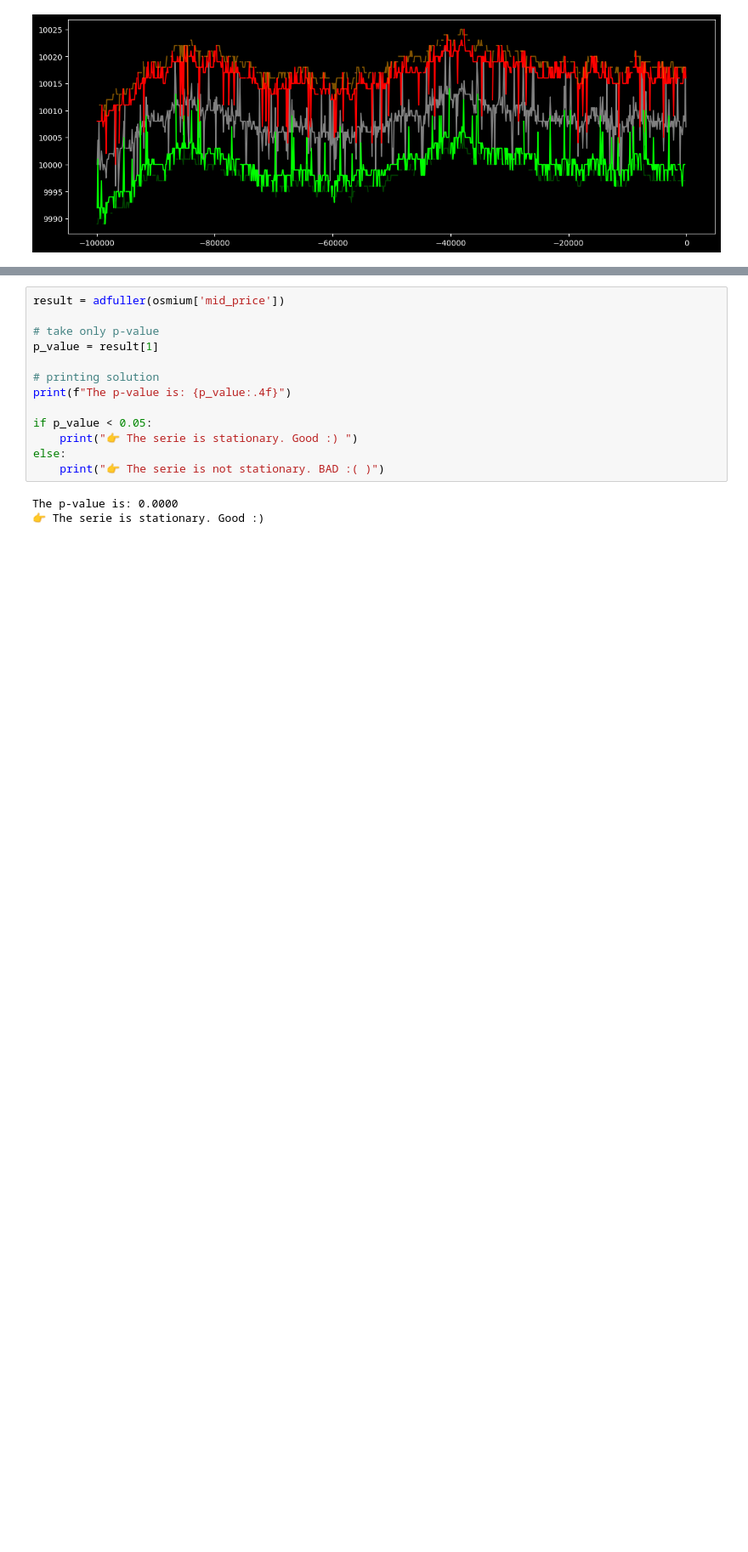
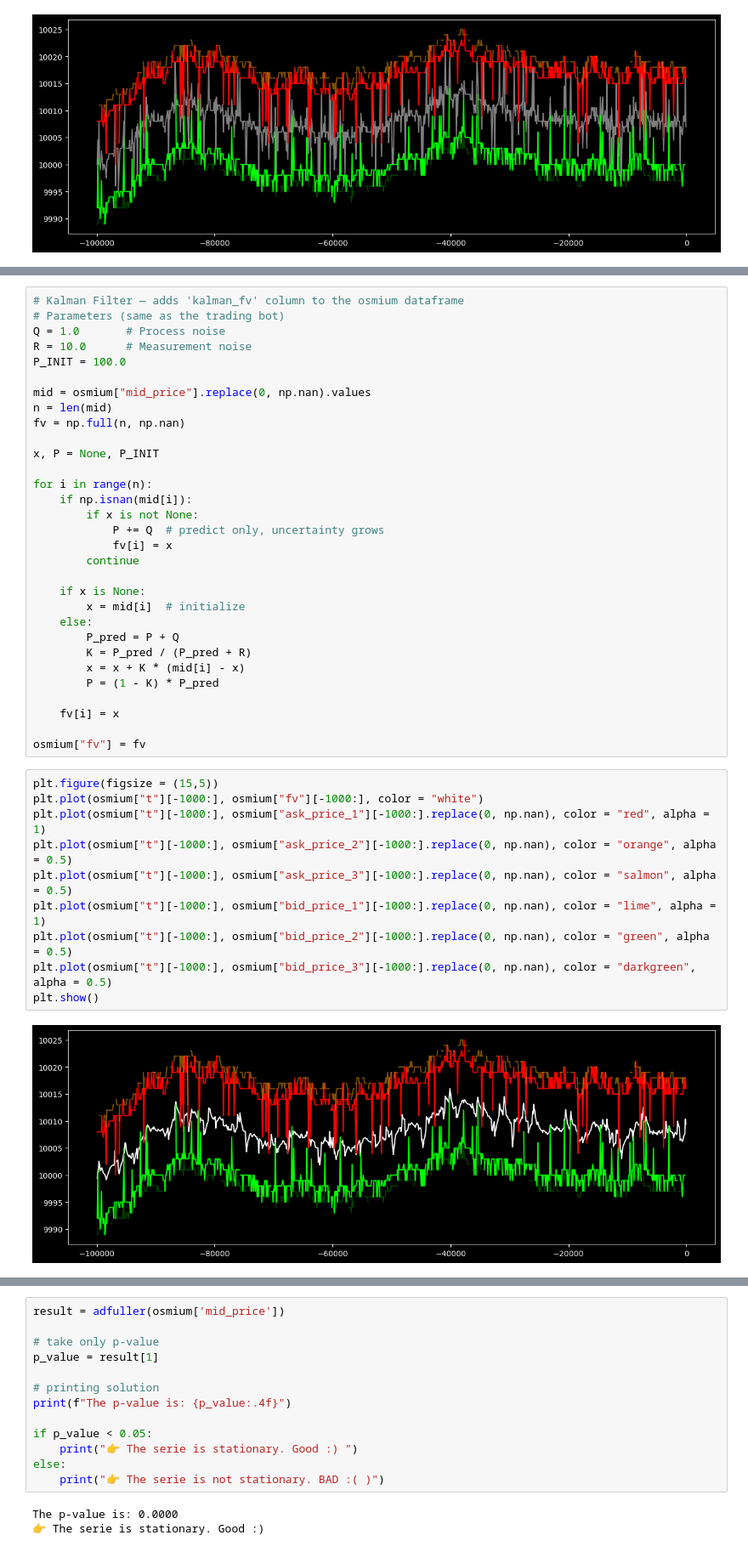
Before and after one commit to marcobattiston21/imc-prosperity-4, a Jupyter notebook: prosperity4/round1/notebooks/analysis_osmium.ipynb, the cells around one changed output, grey strips where cells are left out. Shown at 85% size. Saved outputs shown, nothing was run; the diff lists cells and outputs as text; blank space fills up the shorter version.

```diff
--- a/prosperity4/round1/notebooks/analysis_osmium.ipynb
+++ b/prosperity4/round1/notebooks/analysis_osmium.ipynb
@@ -132,0 +135,43 @@ plt.show()
+# %%
+# Kalman Filter — adds 'kalman_fv' column to the osmium dataframe
+# Parameters (same as the trading bot)
+Q = 1.0       # Process noise
+R = 10.0      # Measurement noise
+P_INIT = 100.0
+
+mid = osmium["mid_price"].replace(0, np.nan).values
+n = len(mid)
+fv = np.full(n, np.nan)
+
+x, P = None, P_INIT
+
+for i in range(n):
+    if np.isnan(mid[i]):
+        if x is not None:
+            P += Q  # predict only, uncertainty grows
+            fv[i] = x
+        continue
+
+    if x is None:
+        x = mid[i]  # initialize
+    else:
+        P_pred = P + Q
+        K = P_pred / (P_pred + R)
+        x = x + K * (mid[i] - x)
+        P = (1 - K) * P_pred
+
+    fv[i] = x
+
+osmium["fv"] = fv
+# %%
+plt.figure(figsize = (15,5))
+plt.plot(osmium["t"][-1000:], osmium["fv"][-1000:], color = "white")
+plt.plot(osmium["t"][-1000:], osmium["ask_price_1"][-1000:].replace(0, np.nan), color = "red", alpha = 1)
+plt.plot(osmium["t"][-1000:], osmium["ask_price_2"][-1000:].replace(0, np.nan), color = "orange", alpha = 0.5)
+plt.plot(osmium["t"][-1000:], osmium["ask_price_3"][-1000:].replace(0, np.nan), color = "salmon", alpha = 0.5)
+plt.plot(osmium["t"][-1000:], osmium["bid_price_1"][-1000:].replace(0, np.nan), color = "lime", alpha = 1)
+plt.plot(osmium["t"][-1000:], osmium["bid_price_2"][-1000:].replace(0, np.nan), color = "green", alpha = 0.5)
+plt.plot(osmium["t"][-1000:], osmium["bid_price_3"][-1000:].replace(0, np.nan), color = "darkgreen", alpha = 0.5)
+plt.show()
+# %% [output]
+[figure, added]
```
Also changed, not shown: parts of 3 cells of this notebook, 1 other file.
